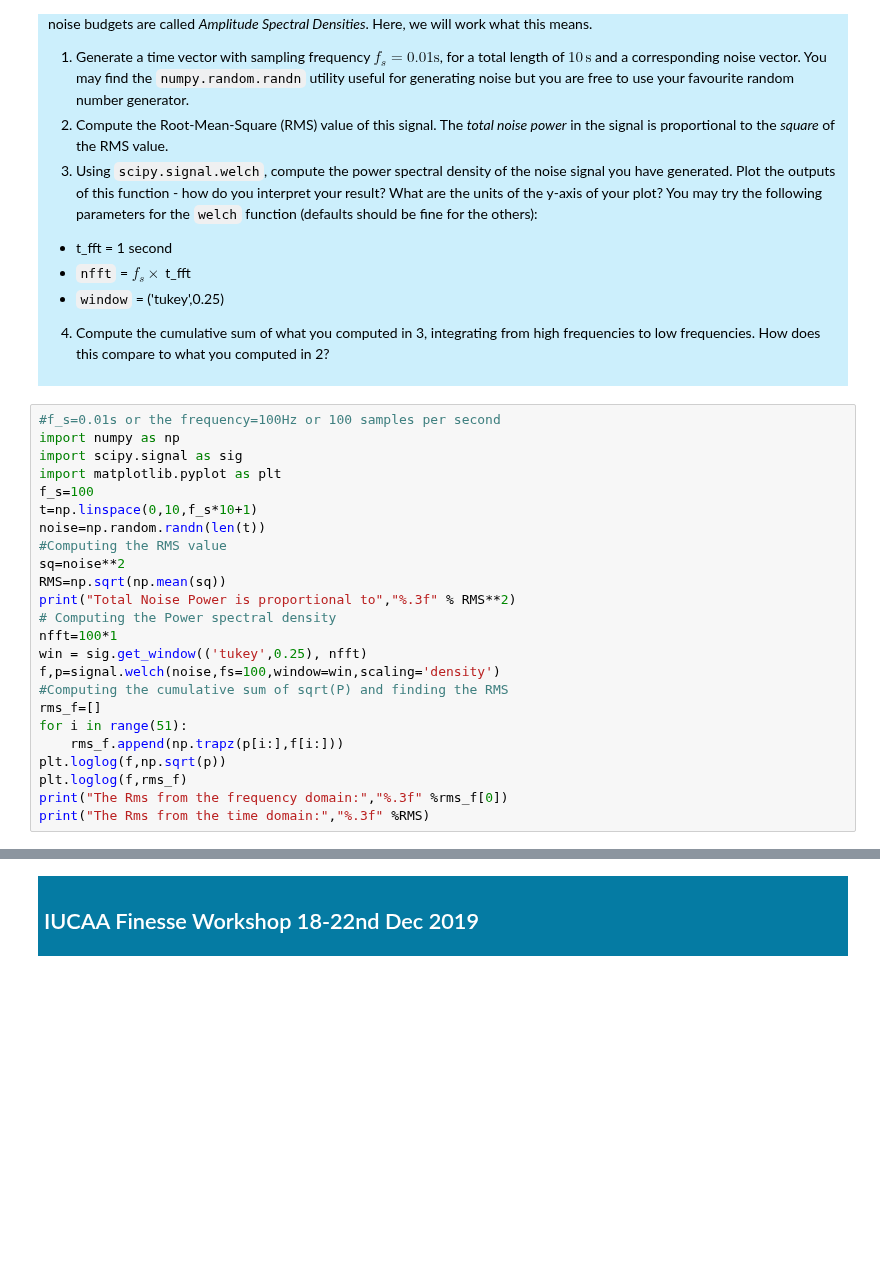
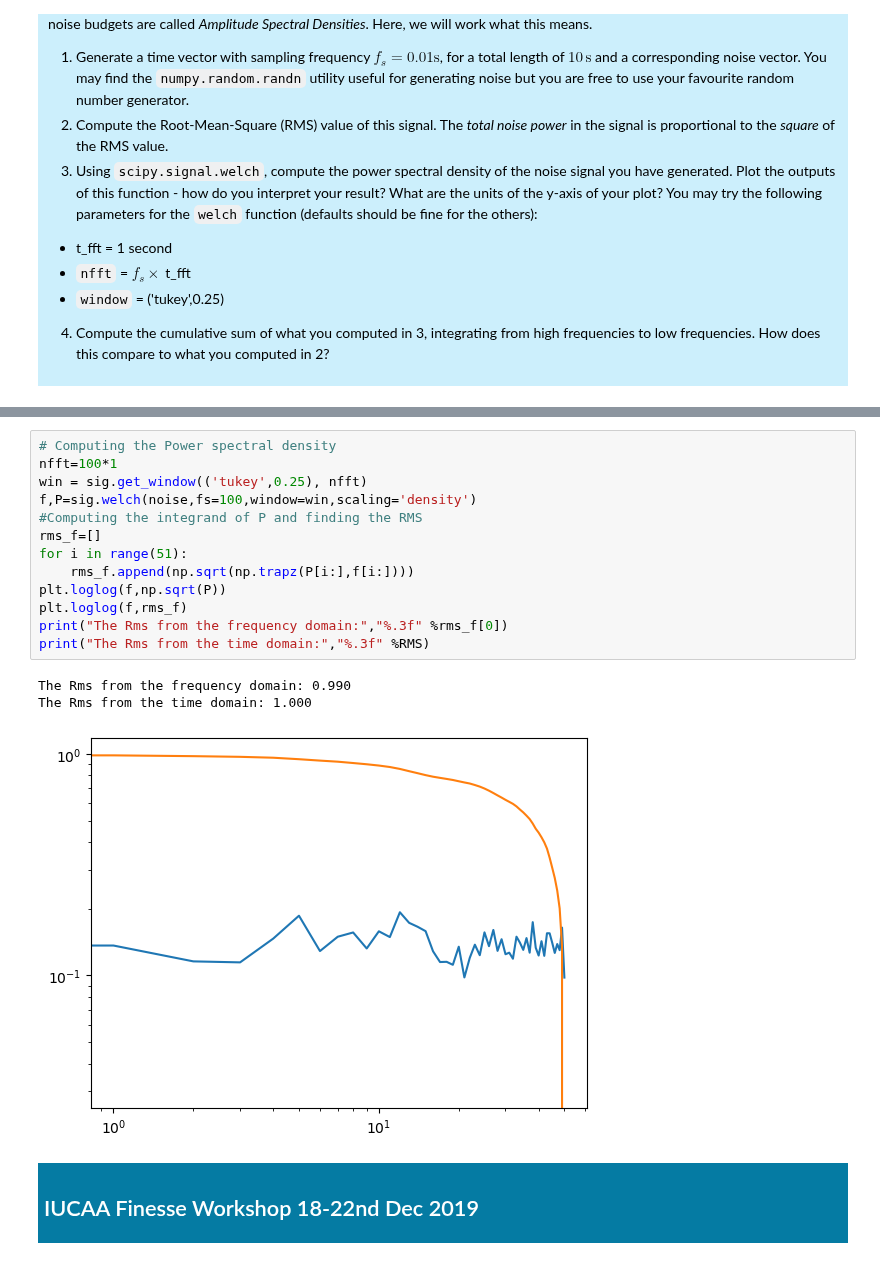
Before and after one commit to Harish-GW/Finesse3, a Jupyter notebook: Topic4_Solved.ipynb, the cells around one changed output, grey strips where cells are left out. Saved outputs shown, nothing was run; the diff lists cells and outputs as text; blank space fills up the shorter version.

Commit message:
Made a small change in a task in signals and noises

```diff
--- a/Topic4_Solved.ipynb
+++ b/Topic4_Solved.ipynb
@@ -562,27 +562,3 @@ You may find the units on the y-axis of the noise budget plot a little confusing
 
 
 </div>
-# %%
-#f_s=0.01s or the frequency=100Hz or 100 samples per second
-import numpy as np
-import scipy.signal as sig
-import matplotlib.pyplot as plt
-f_s=100
-t=np.linspace(0,10,f_s*10+1)
-noise=np.random.randn(len(t))
-#Computing the RMS value
-sq=noise**2
-RMS=np.sqrt(np.mean(sq))
-print("Total Noise Power is proportional to","%.3f" % RMS**2)
-# Computing the Power spectral density
-nfft=100*1
-win = sig.get_window(('tukey',0.25), nfft)
-f,p=signal.welch(noise,fs=100,window=win,scaling='density')
-#Computing the cumulative sum of sqrt(P) and finding the RMS
-rms_f=[]
-for i in range(51):
-    rms_f.append(np.trapz(p[i:],f[i:]))
-plt.loglog(f,np.sqrt(p))
-plt.loglog(f,rms_f)
-print("The Rms from the frequency domain:","%.3f" %rms_f[0])
-print("The Rms from the time domain:","%.3f" %RMS)
@@ -594,3 +579,20 @@ The Rms from the time domain: 0.988
+# %%
+# Computing the Power spectral density
+nfft=100*1
+win = sig.get_window(('tukey',0.25), nfft)
+f,P=sig.welch(noise,fs=100,window=win,scaling='density')
+#Computing the integrand of P and finding the RMS
+rms_f=[]
+for i in range(51):
+    rms_f.append(np.sqrt(np.trapz(P[i:],f[i:])))
+plt.loglog(f,np.sqrt(P))
+plt.loglog(f,rms_f)
+print("The Rms from the frequency domain:","%.3f" %rms_f[0])
+print("The Rms from the time domain:","%.3f" %RMS)
+# %% [output]
+The Rms from the frequency domain: 0.990
+The Rms from the time domain: 1.000
+[figure, added]
 # %% [markdown]
 <div style="background-color:#057BA3; padding:6px; color:#ffffff;">
 
```
Also changed, not shown: parts of 3 cells of this notebook.
